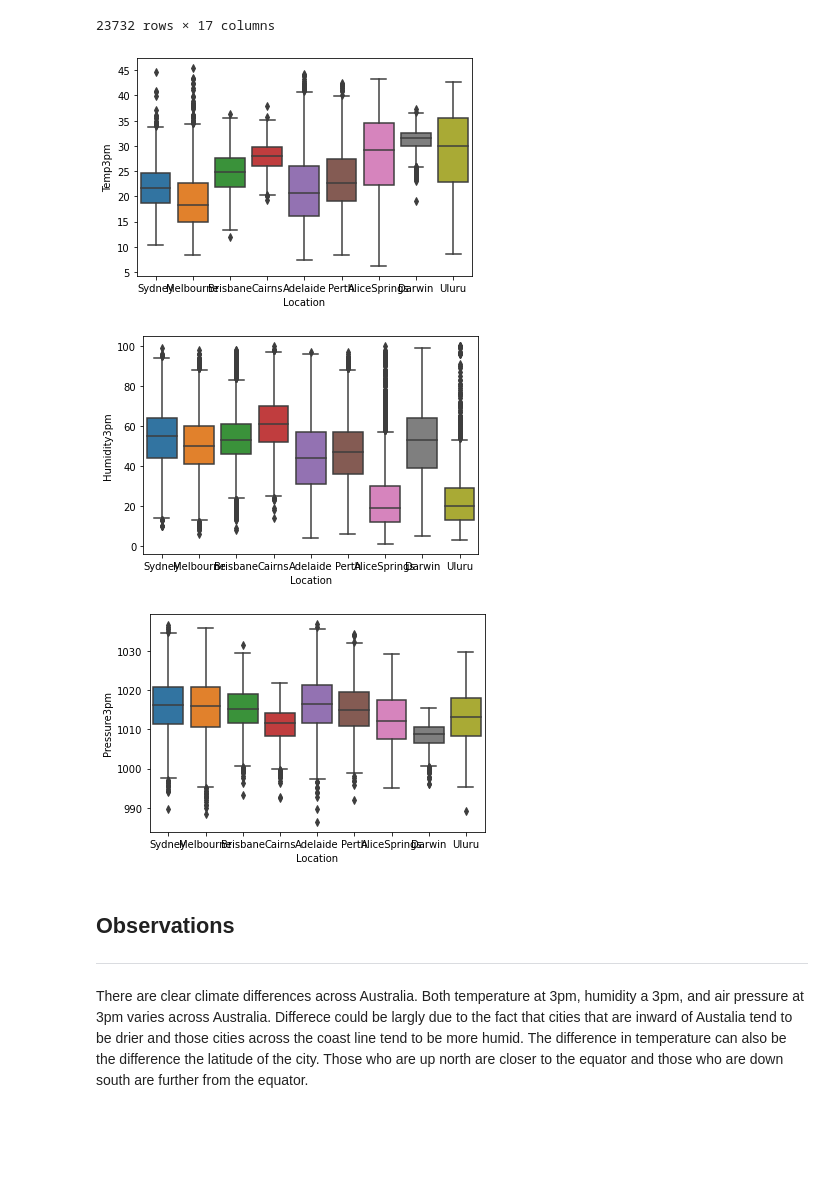
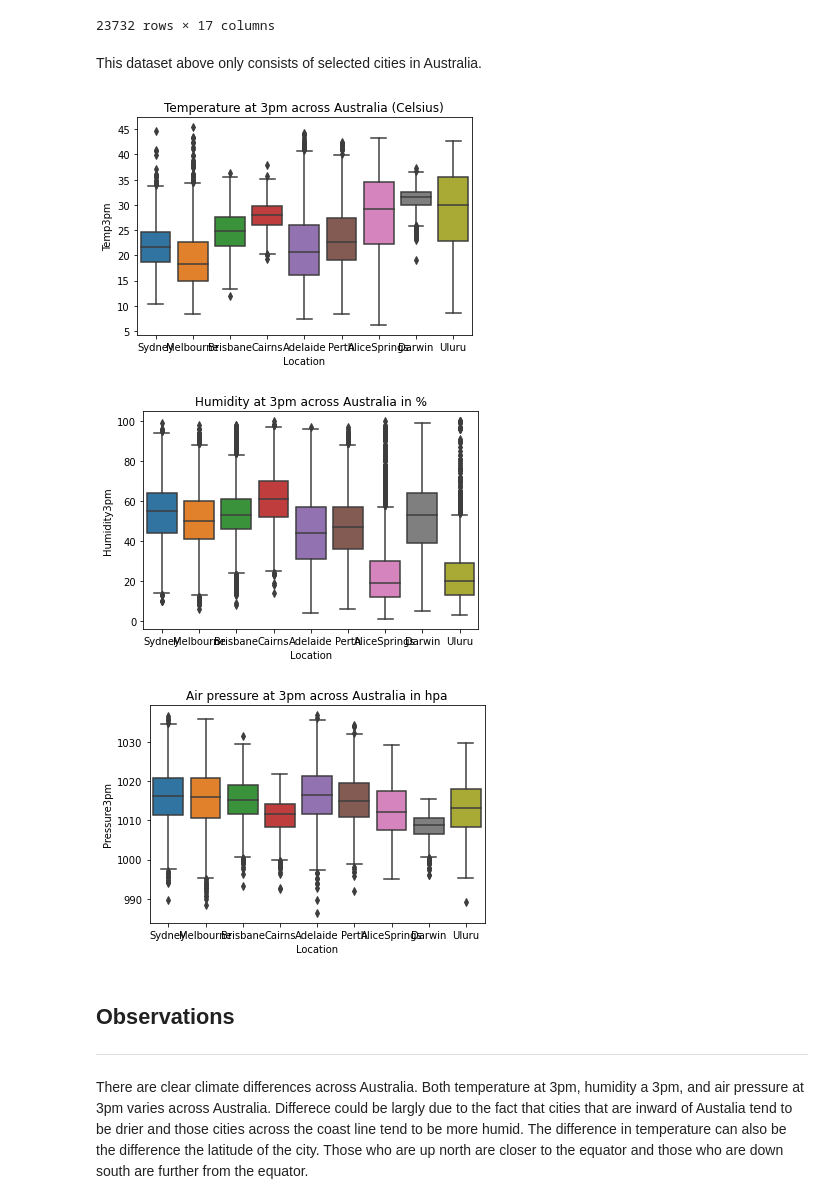
Before and after one commit to data301-2020-winter2/course-project-group_1023, a Jupyter notebook: analysis/Takumi/milestone2_task4.ipynb, the cells around one changed output. Drawn from its saved outputs; the diff is of its cells as text; code cells hidden in the pictures; blank space fills up the shorter version.

```diff
--- a/analysis/Takumi/milestone2_task4.ipynb
+++ b/analysis/Takumi/milestone2_task4.ipynb
@@ -165,23 +184,25 @@ data_major
 | 113677 | 2017-06-23 | Uluru | 5.4 | 26.9 | 0.0 | N | 37.0 | SE | ... |
 | 113678 | 2017-06-24 | Uluru | 7.8 | 27.0 | 0.0 | SE | 28.0 | SSE | ... |
 23732 rows × 17 columns
+# %% [markdown]
+This dataset above only consists of selected cities in Australia.
 # %%
 ### Temperatue difference Across Australia
 
-temp_major_box = sns.boxplot(x="Location", y="Temp3pm", data=data_major)
+temp_major_box = sns.boxplot(x="Location", y="Temp3pm", data=data_major).set_title("Temperature at 3pm across Australia (Celsius)")
 # %% [output]
-[figure, old version]
+[figure, new version]
 # %%
 ### humidity difference Across Australia
-humidity_major_box = sns.boxplot(x="Location", y="Humidity3pm", data=data_major)
+humidity_major_box = sns.boxplot(x="Location", y="Humidity3pm", data=data_major).set_title("Humidity at 3pm across Australia in %")
 # %% [output]
-[figure, old version]
+[figure, new version]
 # %%
 ### airpressure difference Across Australia
 
-pressure_major_box = sns.boxplot(x="Location", y="Pressure3pm", data=data_major)
+pressure_major_box = sns.boxplot(x="Location", y="Pressure3pm", data=data_major).set_title("Air pressure at 3pm across Australia in hpa")
 # %% [output]
-[figure, old version]
+[figure, new version]
 # %% [markdown]
 ## Observations
 ---
```
Also changed, not shown: parts of 17 cells of this notebook, 1 other file.
